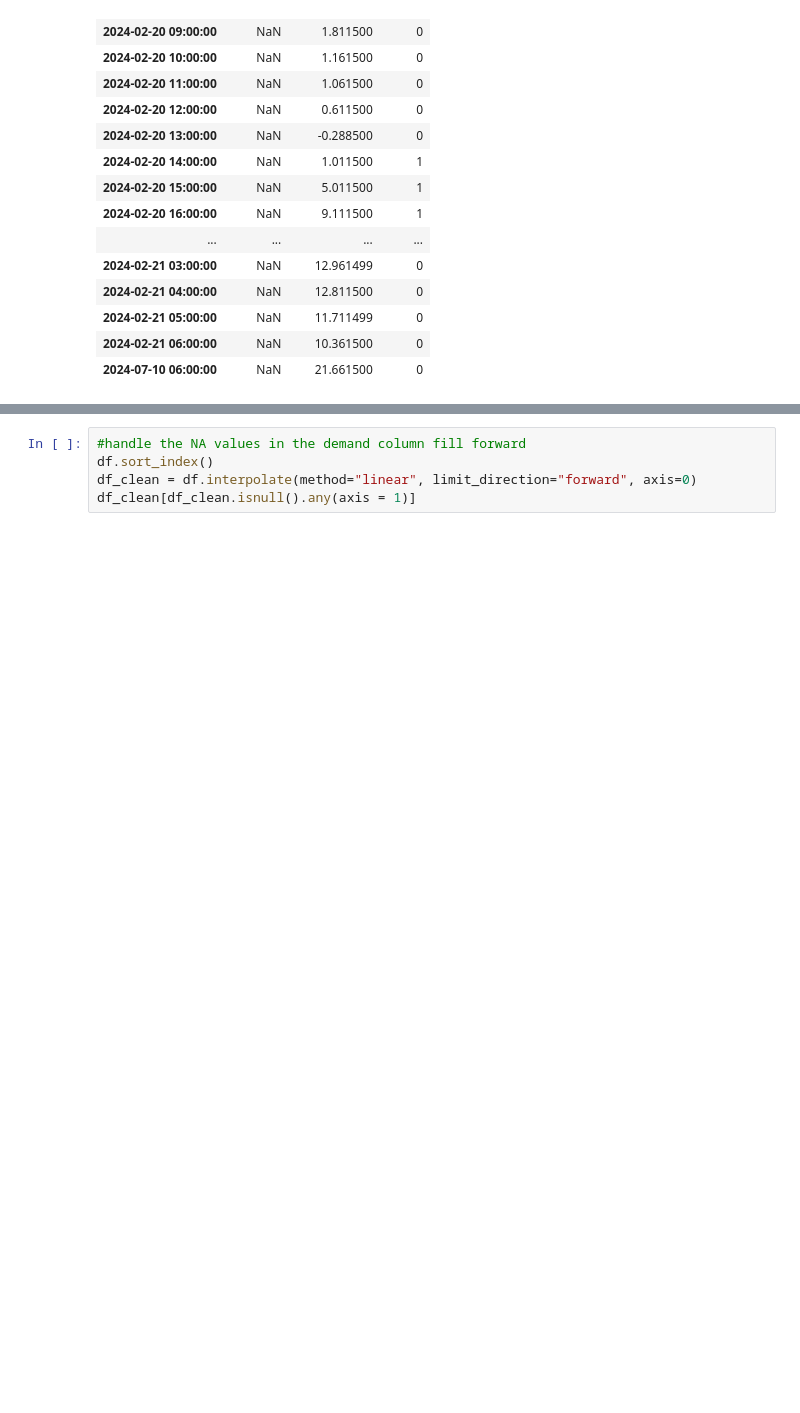
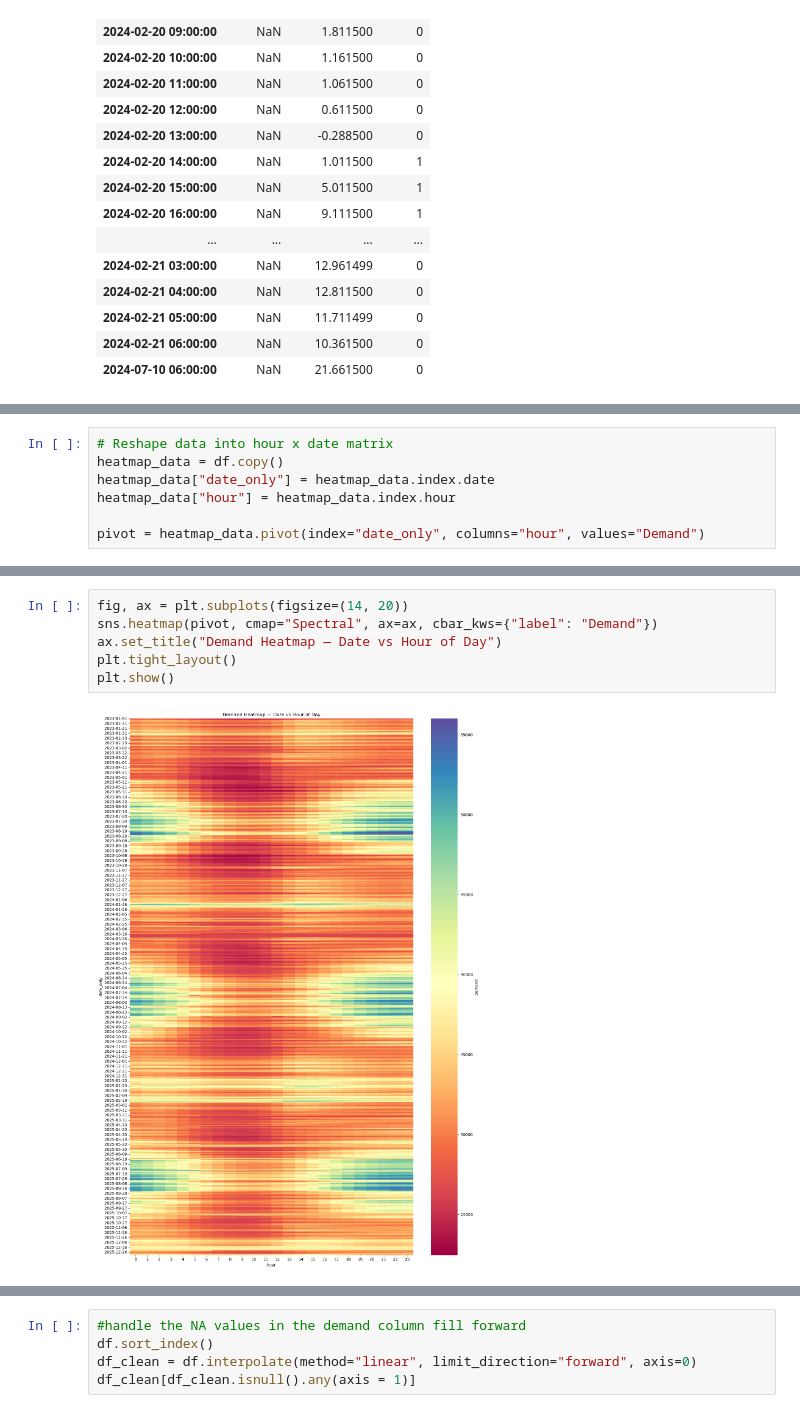
Before and after one commit to maxwellgriffith345/LoadForecast, a Jupyter notebook: notebooks/EDA.ipynb, the cells around one changed output, grey strips where cells are left out. Drawn from its saved outputs; the diff is of its cells as text; blank space fills up the shorter version.

```diff
--- a/notebooks/EDA.ipynb
+++ b/notebooks/EDA.ipynb
@@ -78,0 +97,7 @@ df[df.isnull().any(axis = 1)]
+# %%
+# Reshape data into hour x date matrix
+heatmap_data = df.copy()
+heatmap_data["date_only"] = heatmap_data.index.date
+heatmap_data["hour"] = heatmap_data.index.hour
+
+pivot = heatmap_data.pivot(index="date_only", columns="hour", values="Demand")
@@ -78,0 +113,8 @@ df[df.isnull().any(axis = 1)]
+# %%
+fig, ax = plt.subplots(figsize=(14, 20))
+sns.heatmap(pivot, cmap="Spectral", ax=ax, cbar_kws={"label": "Demand"})
+ax.set_title("Demand Heatmap — Date vs Hour of Day")
+plt.tight_layout()
+plt.show()
+# %% [output]
+[figure, added]
```
Also changed, not shown: parts of 12 cells of this notebook, 2 other files.
